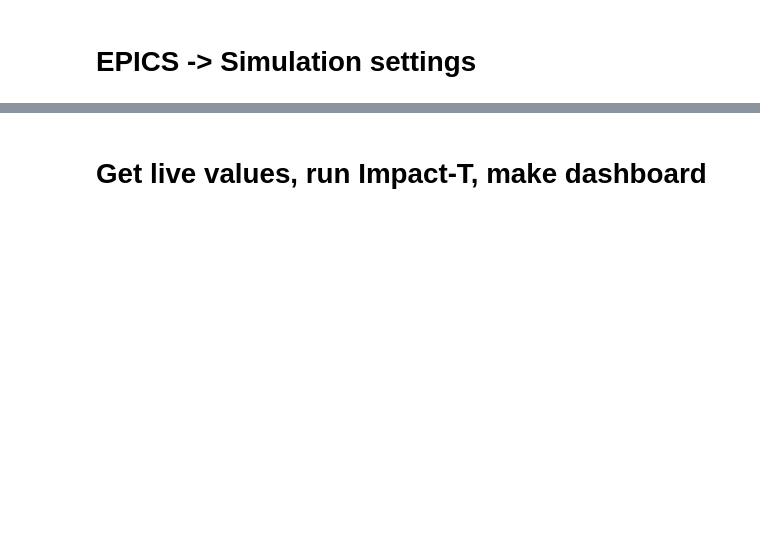
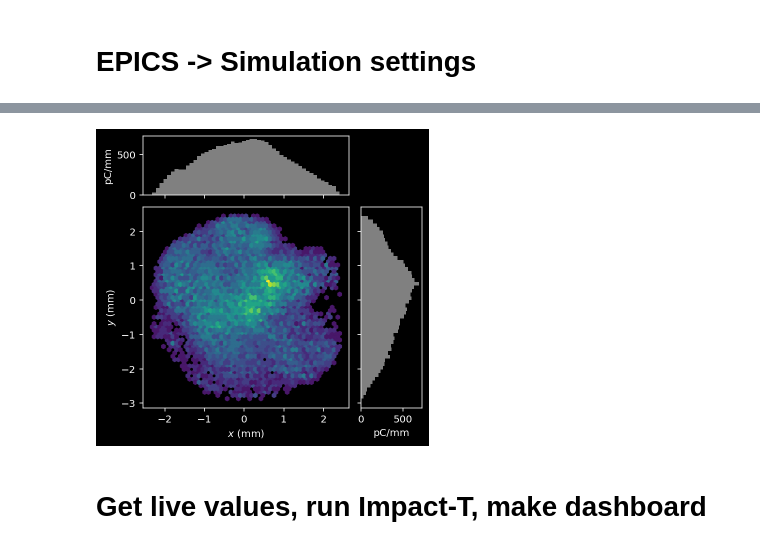
Before and after one commit to ChristopherMayes/lume-impact-live-demo, a Jupyter notebook: lume-impact-live-demo.ipynb, the cells around one changed output, grey strips where cells are left out. Cells and saved outputs as stored; diff of their text form; code cells hidden in the pictures; blank space fills up the shorter version.

Commit message:
Working version with FACET-II and LCLS

```diff
--- a/lume-impact-live-demo.ipynb
+++ b/lume-impact-live-demo.ipynb
@@ -81,45 +88,27 @@ PLOTDIR = os.path.join(ROOT, 'plot')
 # Directory for archive files
 APATH = os.path.join(ROOT, 'archive')
 
-# PV -> Sim conversion table
-CSV =  'pv_mapping/cu_inj_impact.csv'
+# Directory for EPICS snapshot files
+SNAPSHOT_PATH = os.path.join(ROOT, 'snapshot')
 
-DASHBOARD_KWARGS = {'outpath':PLOTDIR,
-                    'screen1': 'YAG02',
-                    'screen2': 'YAG03',
-                    'screen3': 'OTR2'
-                   }
-
-
-VCC_DEVICE = 'CAMR:IN20:186' # LCLS
-#BASEPV = 'CAMR:LT10:900' # FACET-II
-
-
-# Base input files
-CONFIG0 = {'impact_config': os.path.expandvars('$LCLS_LATTICE/impact/models/cu_inj/v0/ImpactT.yaml'),
-          'distgen_input_file': os.path.expandvars('$LCLS_LATTICE/distgen/models/cu_inj/vcc_image/distgen.yaml')
-#           'workdir':os.path.expandvars('$SCRATCH'),
-#           'mpi_run': 'salloc --partition ard -N 1 -n {n} mpirun -n {n} --use-hwthread-cpus {command_mpi}',
-#          'command_mpi': '/sdf/home/c/cmayes/impact/bin/ImpactTexe-mpi'
-         }
 
 # Dummy file for distgen
 DISTGEN_LASER_FILE = os.path.join(ROOT, 'distgen_laser.txt')
 
 # Base settings
 SETTINGS0 = {
- 'distgen:t_dist:length:value': 4 * 1.65 ,     #  Inferred pulse stacker FWHM: 4 ps, converted to tukey length
- 'distgen:n_particle': 1000,
- 'stop': 16.5,
+
+ 'distgen:n_particle': 100_000,
+ #'stop': 16.5,
  'timeout': 10000,
  'header:Nx': 32,
  'header:Ny': 32,
  'header:Nz': 32,
- 'total_charge': 0, # Set to 0 to turn off Space Charge for faster execution
- 'change_timestep_1:dt':4e-12,
+ #'total_charge': 0, # Set to 0 to turn off Space Charge for faster execution
+# 'change_timestep_1:dt':4e-12,
 
  # Parallel control
- 'numprocs': 32,
+ 'numprocs': 64,
 
  # SDF setup
  'command': '/sdf/home/c/cmayes/impact/bin/ImpactTexe',
@@ -131,3 +120,4 @@ if DEBUG:
     logger.info('DEBUG MODE: Running without space charge for speed. ')
     SETTINGS0['distgen:n_particle'] =1000
     SETTINGS0['total_charge'] = 0
+    SETTINGS0['numprocs'] = 32
@@ -167,3 +323,14 @@ def get_live_settings(csv, base_settings={}):
+# %%
+gfile = CONFIG0['distgen_input_file']
+from distgen import Generator
+#fout = res[0]
+G = Generator(gfile)
+G['xy_dist:file'] =  'distgen_laser.txt'
+G['n_particle'] = 10000
+G.run()
+G.particles.plot('x', 'y', figsize=(5,5))
+# %% [output]
+[figure, added]
 # %%
 #CONFIG0
 # %%
```
Also changed, not shown: parts of 18 cells of this notebook, 6 other files.
